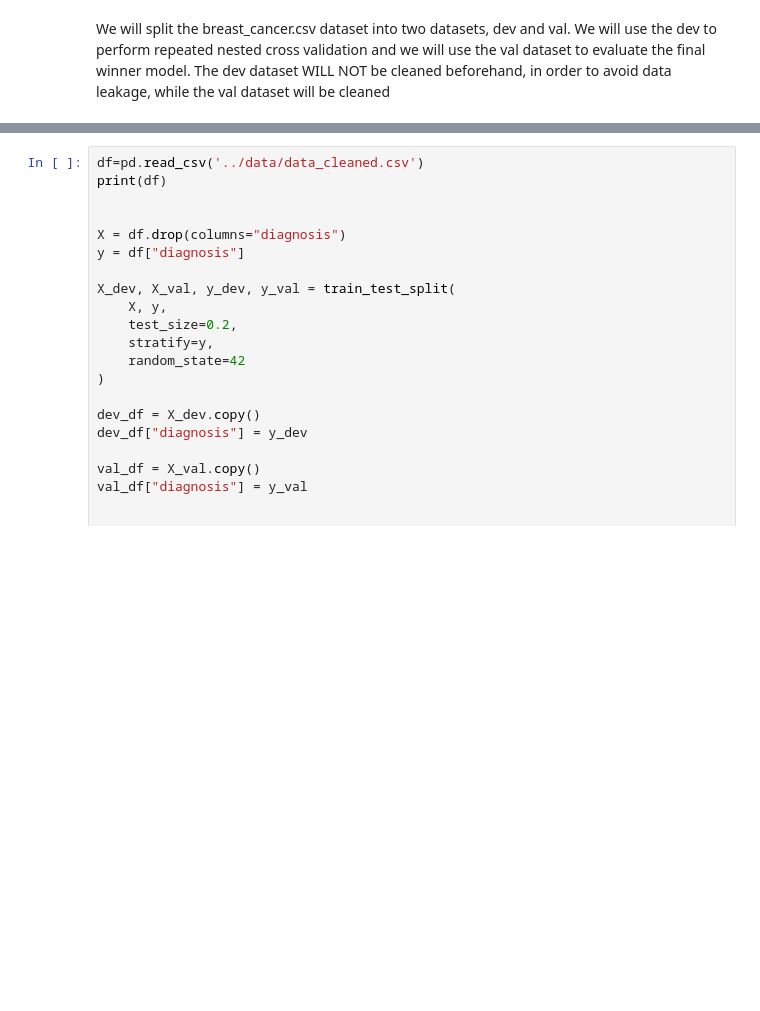
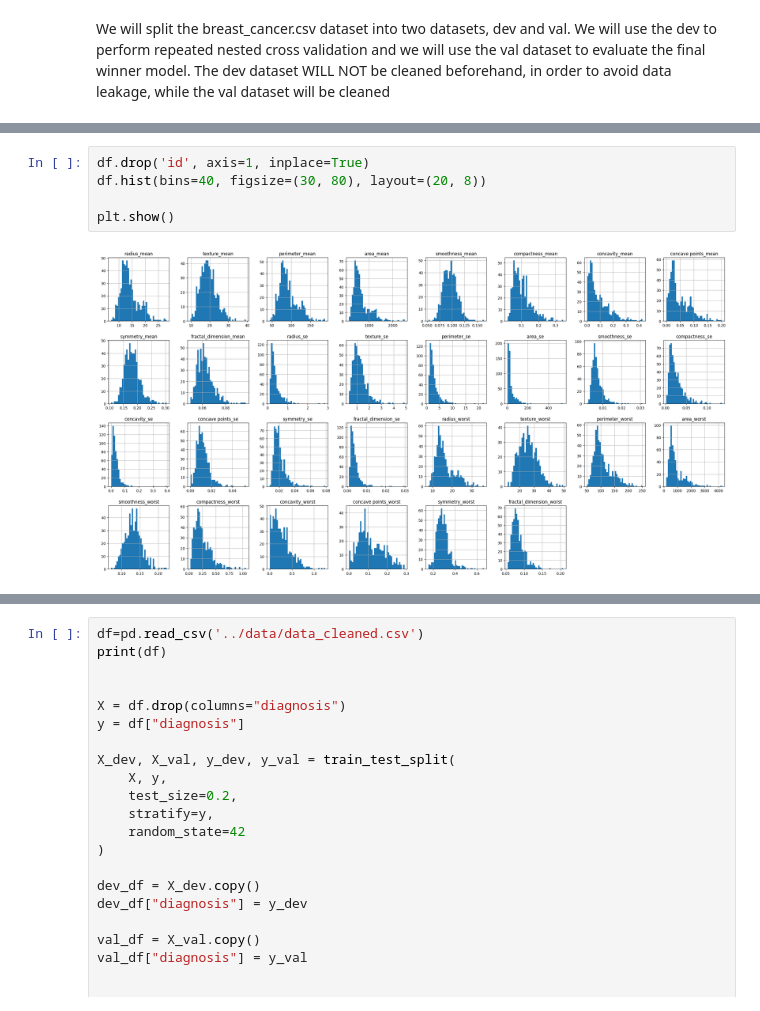
Before and after one commit to vex-me-not/Master_Thesis, a Jupyter notebook: classical_approach/notebooks/data_exploration.ipynb, the cells around one changed output, grey strips where cells are left out. Cells and saved outputs as stored; diff of their text form; blank space fills up the shorter version.

```diff
--- a/classical_approach/notebooks/data_exploration.ipynb
+++ b/classical_approach/notebooks/data_exploration.ipynb
@@ -37,0 +75,7 @@ We will split the breast_cancer.csv dataset into two datasets, dev and val. We w
+# %%
+df.drop('id', axis=1, inplace=True)
+df.hist(bins=40, figsize=(30, 80), layout=(20, 8))
+
+plt.show()
+# %% [output]
+[figure, added]
```
Also changed, not shown: parts of 2 cells of this notebook, 1 other file.
